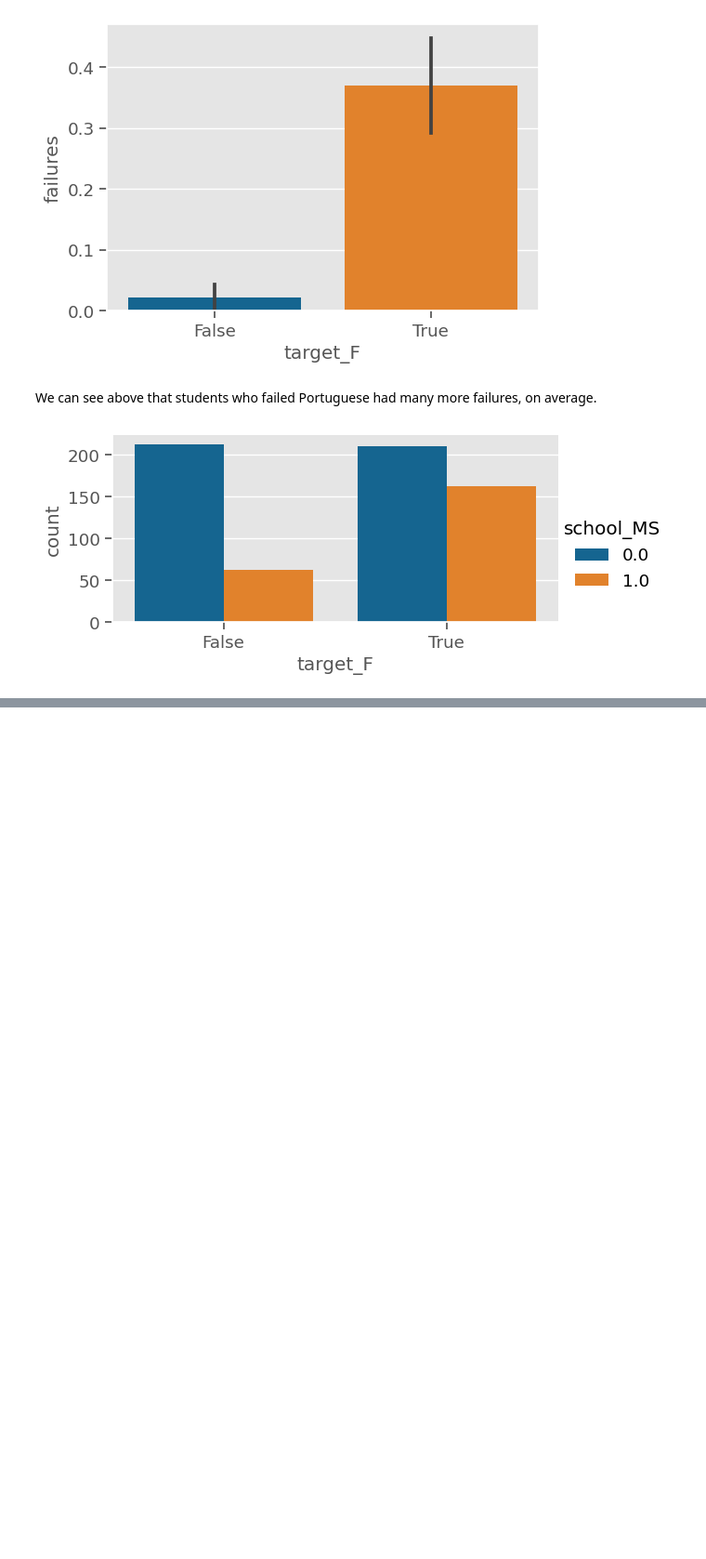
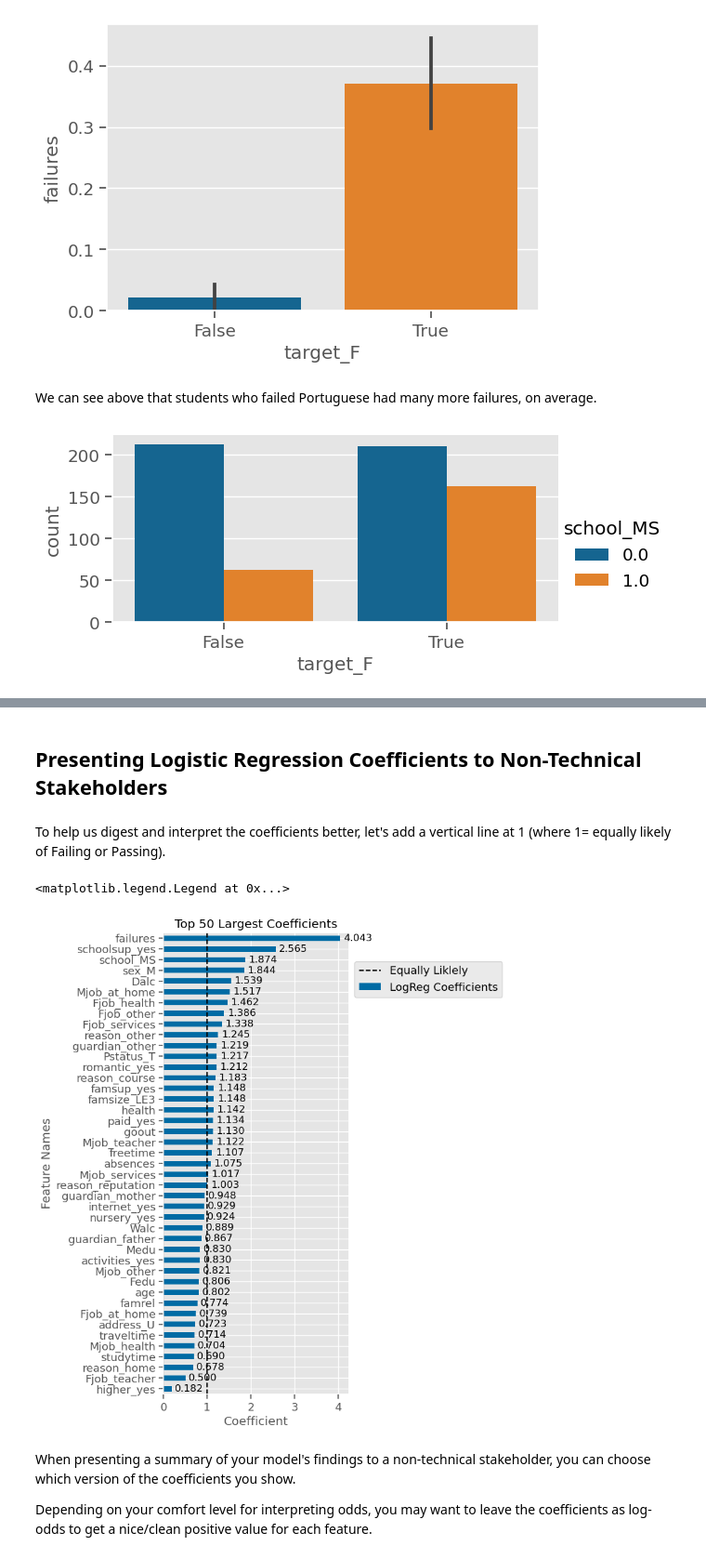
Before and after one commit to MileneCV/week17_data_visualization_Student-performance, a Jupyter notebook: From Regression to Classification.ipynb, the cells around one changed output, grey strips where cells are left out. Shown at 93% size. Cells and saved outputs as stored; diff of their text form; code cells hidden in the pictures; blank space fills up the shorter version.

```diff
--- a/From Regression to Classification.ipynb
+++ b/From Regression to Classification.ipynb
@@ -521,0 +807,16 @@ sns.catplot(data=plot_df, kind='count', x='target_F', hue='school_MS',
+# %% [markdown]
+## Presenting Logistic Regression Coefficients to Non-Technical Stakeholders
+# %% [markdown]
+To help us digest and interpret the coefficients better, let's add a vertical line at 1 (where 1= equally likely of Failing or Passing).
+# %%
+ax = plot_coeffs(coeffs_odds,top_n=50, annotate= True,figsize=(4,10))
+ax.axvline(1, ls='--',label='Equally Liklely',color='k', zorder=1)
+ax.legend(bbox_to_anchor=[1,.95])
+# %% [output]
+<matplotlib.legend.Legend at 0x...>
+[figure, added]
+# %% [markdown]
+When presenting a summary of your model's findings to a non-technical stakeholder, you can choose which version of the coefficients you show.
+
+
+Depending on your comfort level for interpreting odds, you may want to leave the coefficients as log-odds to get a nice/clean positive value for each feature.
```
Also changed, not shown: parts of 36 cells of this notebook.
